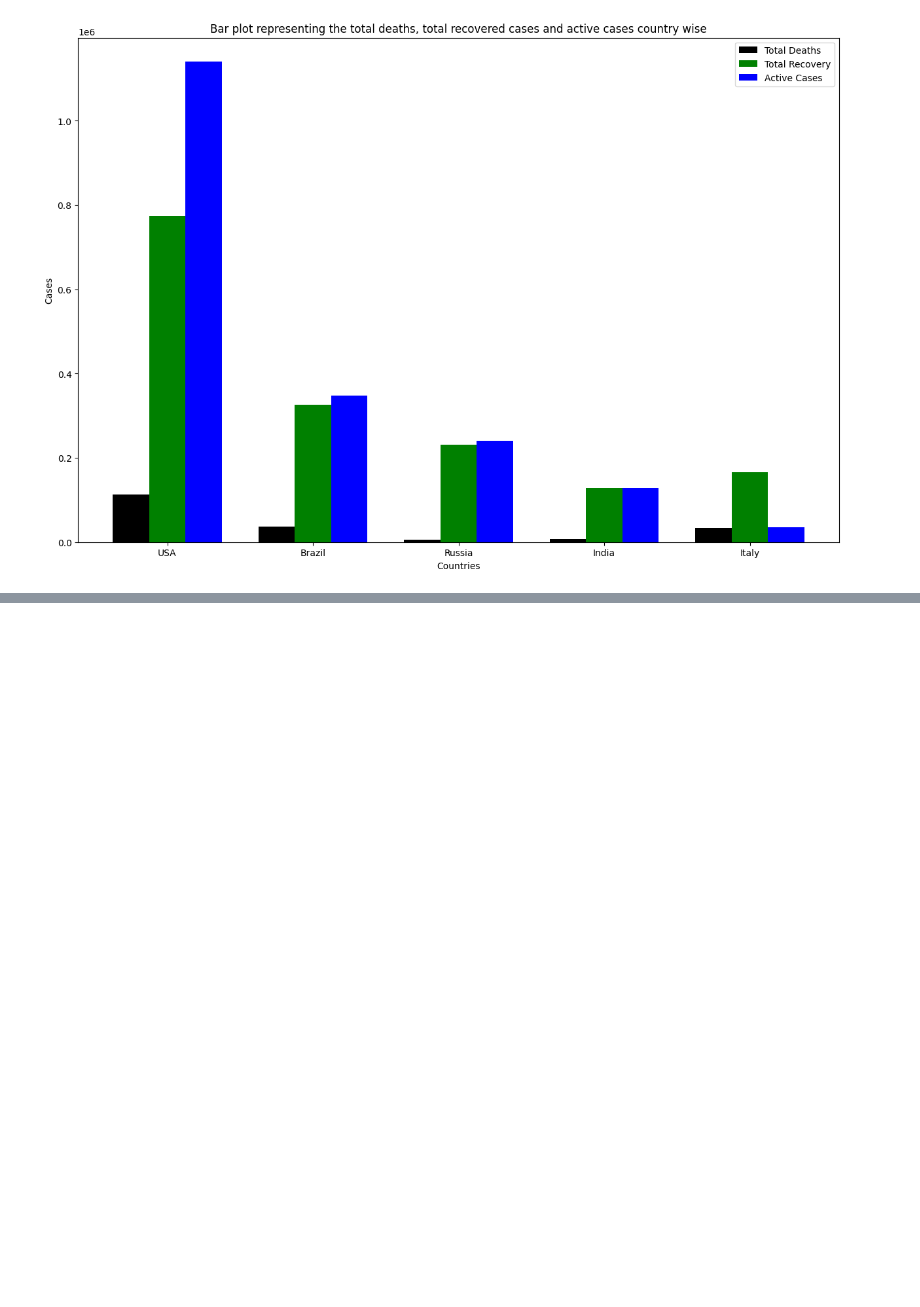
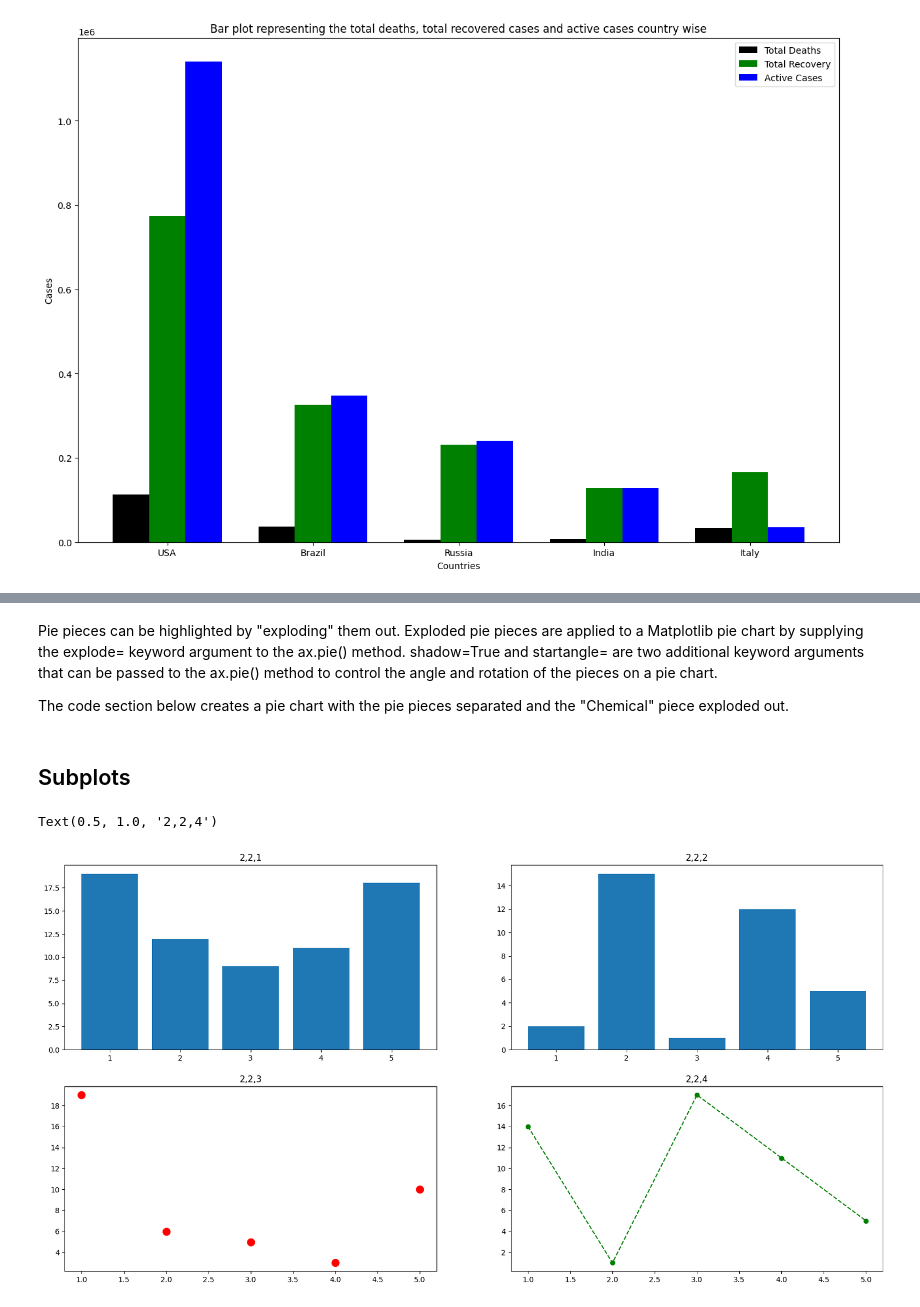
Before and after one commit to harsh3294/MSC_CS_Sem4, a Jupyter notebook: Data Science/Practicals/Practical 1/Practical 1.ipynb, the cells around one changed output, grey strips where cells are left out. Saved outputs shown, nothing was run; the diff lists cells and outputs as text; code cells hidden in the pictures; blank space fills up the shorter version.

```diff
--- a/Data Science/Practicals/Practical 1/Practical 1.ipynb
+++ b/Data Science/Practicals/Practical 1/Practical 1.ipynb
@@ -421,0 +488,26 @@ plt.show()
+# %% [markdown]
+Pie pieces can be highlighted by "exploding" them out. Exploded pie pieces are applied to a Matplotlib pie chart by supplying the explode= keyword argument to the ax.pie() method. shadow=True and startangle= are two additional keyword arguments that can be passed to the ax.pie() method to control the angle and rotation of the pieces on a pie chart.
+
+The code section below creates a pie chart with the pie pieces separated and the "Chemical" piece exploded out.
+# %% [markdown]
+## Subplots
+# %%
+plt.figure(figsize=(20,10))
+plt.subplot(2,2,1)
+plt.bar(range(1,6),np.random.randint(1,20,5))
+plt.title("2,2,1")
+plt.subplot(2,2,2)
+plt.bar(range(1,6),np.random.randint(1,20,5))
+plt.title("2,2,2")
+plt.subplot(2,2,3)
+
+#s is the size of dot
+plt.scatter(range(1,6),np.random.randint(1,20,5),s=100,color="r")
+plt.title("2,2,3")
+plt.subplot(2,2,4)
+
+plt.plot(range(1,6),np.random.randint(1,20,5),marker="o",color="g",linestyle="--")
+plt.title("2,2,4")
+# %% [output]
+Text(0.5, 1.0, '2,2,4')
+[figure, added]
```
Also changed, not shown: parts of 45 cells of this notebook, 3 other files.
